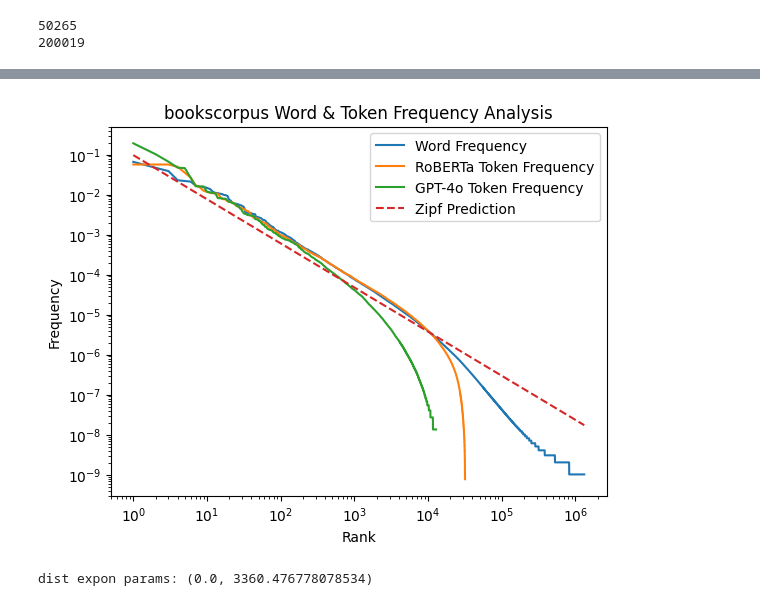
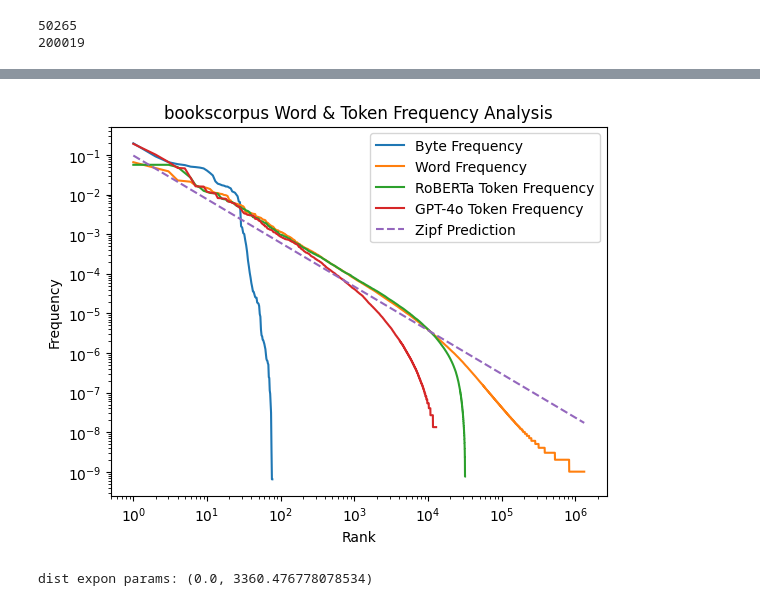
Before and after one commit to JackHanke/nlpsem, a Jupyter notebook: workspace.ipynb, the cells around one changed output, grey strips where cells are left out. Cells and saved outputs as stored; diff of their text form; code cells hidden in the pictures.

```diff
--- a/workspace.ipynb
+++ b/workspace.ipynb
@@ -108,4 +125,4 @@ def experiment(filenames: list[str]):
 # NOTE these are over 2GB each
 filenames = [f'data/books_large_p1.txt', f'data/books_large_p2.txt']
 
-bookscorpus_word_frequencies, bookscorpus_gpt_token_frequencies, bookscorpus_roberta_token_frequencies = experiment(filenames=filenames)
+bookscorpus_byte_frequencies, bookscorpus_word_frequencies, bookscorpus_gpt_token_frequencies, bookscorpus_roberta_token_frequencies = experiment(filenames=filenames)
@@ -148,29 +186,33 @@ minipile_word_frequencies, minipile_gpt_token_frequencies, minipile_roberta_toke
 # %%
 # save distributions
-import pickle
 
-# dataset = 'bookscorpus'
+
 dataset = 'minipile'
-with open(f'{dataset}_words.pickle', 'wb') as f:
-    pickle.dump(minipile_word_frequencies, f)
-with open(f'{dataset}_gpt4.pickle', 'wb') as f:
-    pickle.dump(minipile_gpt_token_frequencies, f)
-with open(f'{dataset}_roberta.pickle', 'wb') as f:
-    pickle.dump(minipile_roberta_token_frequencies, f)
+with open(f'{dataset}_bytes.pickle', 'wb') as f:
+    pickle.dump(minipile_byte_frequencies, f)
+# with open(f'{dataset}_words.pickle', 'wb') as f:
+#     pickle.dump(minipile_word_frequencies, f)
+# with open(f'{dataset}_gpt4.pickle', 'wb') as f:
+#     pickle.dump(minipile_gpt_token_frequencies, f)
+# with open(f'{dataset}_roberta.pickle', 'wb') as f:
+#     pickle.dump(minipile_roberta_token_frequencies, f)
 # %%
 # load distributions
 import pickle
 
-# dataset = 'bookscorpus'
-dataset = 'minipile'
-with open(f'distributions/{dataset}_words.pickle', 'rb') as f:
-    minipile_word_frequencies = pickle.load(f)
-with open(f'distributions/{dataset}_gpt4.pickle', 'rb') as f:
-    minipile_gpt_token_frequencies = pickle.load(f)
-with open(f'distributions/{dataset}_roberta.pickle', 'rb') as f:
-    minipile_roberta_token_frequencies = pickle.load(f)
+# dataset = 'minipile'
+# with open(f'distributions/{dataset}_bytes.pickle', 'rb') as f:
+#     minipile_byte_frequencies = pickle.load(f)
+# with open(f'distributions/{dataset}_words.pickle', 'rb') as f:
+#     minipile_word_frequencies = pickle.load(f)
+# with open(f'distributions/{dataset}_gpt4.pickle', 'rb') as f:
+#     minipile_gpt_token_frequencies = pickle.load(f)
+# with open(f'distributions/{dataset}_roberta.pickle', 'rb') as f:
+#     minipile_roberta_token_frequencies = pickle.load(f)
 
 dataset = 'bookscorpus'
+with open(f'distributions/{dataset}_bytes.pickle', 'rb') as f:
+    bookscorpus_byte_frequencies = pickle.load(f)
 with open(f'distributions/{dataset}_words.pickle', 'rb') as f:
     bookscorpus_word_frequencies = pickle.load(f)
 with open(f'distributions/{dataset}_gpt4.pickle', 'rb') as f:
@@ -296,30 +338,32 @@ for key_num, (key, value) in enumerate(minipile_gpt_token_frequencies.items()):
 # %%
 #
 import matplotlib.pyplot as plt
 from math import log
 
 alpha = 1.103
 
 # bookscorpus
+plt.plot([key_num+1 for key_num, key in enumerate(bookscorpus_byte_frequencies)], [float(value) for key, value in bookscorpus_byte_frequencies.items()], label='Byte Frequency')
 plt.plot([key_num+1 for key_num, key in enumerate(bookscorpus_word_frequencies)], [float(value) for key, value in bookscorpus_word_frequencies.items()], label='Word Frequency')
 plt.plot([key_num+1 for key_num, key in enumerate(bookscorpus_roberta_token_frequencies)], [float(value) for key, value in bookscorpus_roberta_token_frequencies.items()], label='RoBERTa Token Frequency')
 plt.plot([key_num+1 for key_num, key in enumerate(bookscorpus_gpt_token_frequencies)], [float(value) for key, value in bookscorpus_gpt_token_frequencies.items()], label='GPT-4o Token Frequency')
 plt.plot([key_num+1 for key_num, key in enumerate(bookscorpus_word_frequencies)], [zipf.pmf(key_num+1, alpha) for key_num, key in enumerate(bookscorpus_word_frequencies)], label='Zipf Prediction', linestyle='dashed')
 plt.title(f'bookscorpus Word & Token Frequency Analysis')
 
 # minipile
+# plt.plot([key_num+1 for key_num, key in enumerate(minipile_byte_frequencies)], [float(value) for key, value in minipile_byte_frequencies.items()], label='Byte Frequency')
 # plt.plot([key_num+1 for key_num, key in enumerate(minipile_word_frequencies)], [float(value) for key, value in minipile_word_frequencies.items()], label='Word Frequency')
 # plt.plot([key_num+1 for key_num, key in enumerate(minipile_roberta_token_frequencies)], [float(value) for key, value in minipile_roberta_token_frequencies.items()], label='RoBERTa Token Frequency')
 # plt.plot([key_num+1 for key_num, key in enumerate(minipile_gpt_token_frequencies)], [float(value) for key, value in minipile_gpt_token_frequencies.items()], label='GPT-4o Token Frequency')
 # plt.plot([key_num+1 for key_num, key in enumerate(minipile_word_frequencies)], [zipf.pmf(key_num+1, alpha) for key_num, key in enumerate(minipile_word_frequencies)], label='Zipf Prediction', linestyle='dashed')
 # plt.title(f'MiniPile Word & Token Frequency Analysis')
 
 plt.xlabel(f'Rank')
 plt.ylabel(f'Frequency')
 plt.yscale(f'log')
 plt.xscale(f'log')
 plt.legend()
 plt.show()
 # %% [output]
-[figure, old version]
+[figure, new version]
 # %%
```
Also changed, not shown: parts of 11 cells of this notebook, 4 other files.
